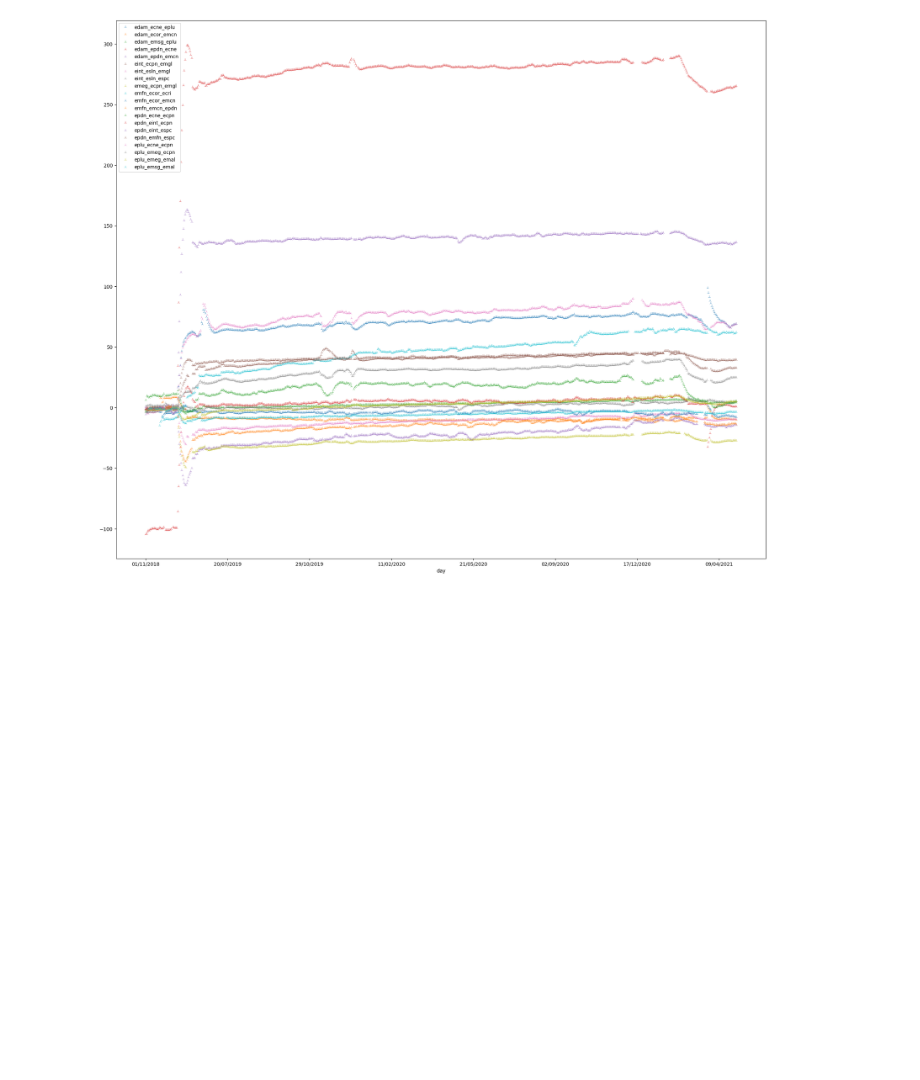
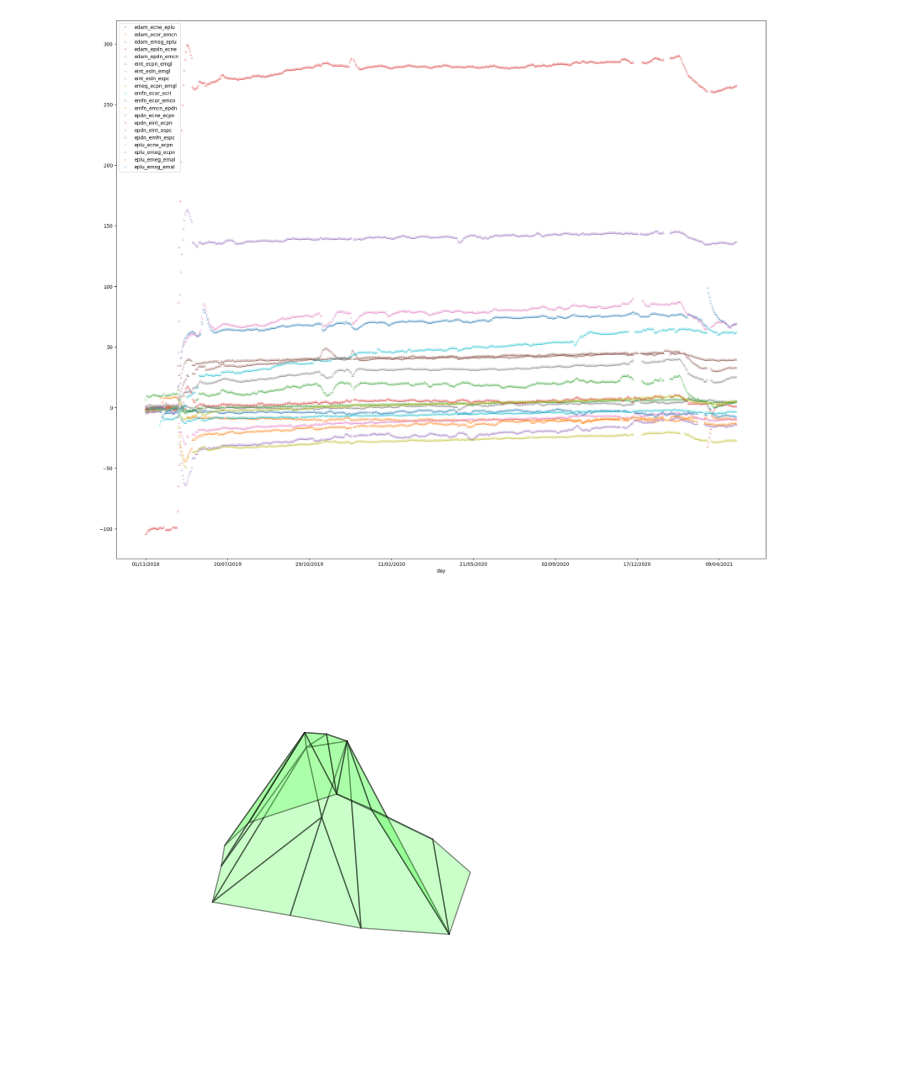
Before and after one commit to francescopandolfo/TESI_LM32, a Jupyter notebook: tesi_pandolfo_UI.ipynb, the cells around one changed output. Drawn from its saved outputs; the diff is of its cells as text; code cells hidden in the pictures; blank space fills up the shorter version.

Commit message:
creata mappa 3D dei triangoli

```diff
--- a/tesi_pandolfo_UI.ipynb
+++ b/tesi_pandolfo_UI.ipynb
@@ -148,3 +148,90 @@ df1.plot(x='day', y=['edam_ecne_eplu',
 # %% [output]
 <Axes: xlabel='day'>
 [figure]
+# %%
+import sys
+
+import matplotlib
+import matplotlib.pyplot as plt
+from matplotlib.ticker import MaxNLocator
+from matplotlib import cm
+from mpl_toolkits.mplot3d import Axes3D
+
+import numpy
+from numpy.random import randn
+from scipy import array, newaxis
+
+coordinateStazioni = {
+    "ecne" : [4179778.82 , 156.26 , 2945.60],
+    'ecor' : [4184843.15 , 6607.85 , 1421.52],
+    'ecpn' : [4177382.77 , -1188.89 , 3036.75],
+    'ecri' : [4183272.42 , 8924.44 , 1242.95],
+    "edam" : [4185976.44 , 817.66 , 1755.43],
+    'eint' : [4174693.60 , -180.548 , 2548.15],
+    "emal" : [4182688.97 , -6060.81 , 1550.63],
+    'emcn' : [4182658.76 , 2950.46 , 1910.66],
+    'emeg' : [4179668.70 , -6415.39 , 1614.76],
+    'emfn' : [4176491.58 , 7942.28 , 1204.22],
+    'emgl' : [4175438.9 , -7184.07 , 1610.85],
+    "emsg" : [4186011.69 , -4439.365 , 1478.15],
+    "epdn" : [4179831.36 , 1478.48 , 2867.34],
+    "eplu" : [4179753.84 , -1257.55 , 2964.12],
+    'esln' : [4171800.00 , -2263.24 , 1774.89],
+    'espc' : [4171701.47 , 2417.638 , 1653.045]
+}
+
+def getTriangle(staz1, staz2, staz3):
+  return array([ coordinateStazioni[staz1], coordinateStazioni[staz2], coordinateStazioni[staz3] ])
+
+triangoli = [
+  getTriangle('edam', 'ecne', 'eplu'),
+  getTriangle('edam', 'ecor', 'emcn'),
+  getTriangle('edam', 'emsg', 'eplu'),
+  getTriangle('edam', 'epdn', 'ecne'),
+  getTriangle('edam', 'epdn', 'emcn'),
+  getTriangle('eint', 'ecpn', 'emgl'),
+  getTriangle('eint', 'esln', 'emgl'),
+  getTriangle('eint', 'esln', 'espc'),
+  getTriangle('emeg', 'ecpn', 'emgl'),
+  getTriangle('emfn', 'ecor', 'ecri'),
+  getTriangle('emfn', 'ecor', 'emcn'),
+  getTriangle('emfn', 'emcn', 'epdn'),
+  getTriangle('epdn', 'ecne', 'ecpn'),
+  getTriangle('epdn', 'eint', 'ecpn'),
+  getTriangle('epdn', 'eint', 'espc'),
+  getTriangle('epdn', 'emfn', 'espc'),
+  getTriangle('eplu', 'ecne', 'ecpn'),
+  getTriangle('eplu', 'emeg', 'ecpn'),
+  getTriangle('eplu', 'emeg', 'emal'),
+  getTriangle('eplu', 'emsg', 'emal')
+]
+
+fig = plt.figure()
+ax = fig.add_subplot(111, projection='3d')
+
+#my_cmap = plt.get_cmap('hot')
+my_cmap = cm.jet
+
+for t in triangoli:
+  Xs1 = t[:,0]
+  Ys1 = t[:,1]
+  Zs1 = t[:,2]
+
+  surf = ax.plot_trisurf(Xs1, Ys1, Zs1, cmap=my_cmap, linewidth=1, alpha = 0.4, edgecolor = 'black')
+
+
+  ax.xaxis.set_major_locator(MaxNLocator(5))
+  ax.yaxis.set_major_locator(MaxNLocator(6))
+  ax.zaxis.set_major_locator(MaxNLocator(5))
+
+  cb = fig.colorbar(surf)
+  cb.remove()
+
+fig.tight_layout()
+
+ax.view_init(-30, -0, 0)
+#ax.grid(False)  #nasconde le barre oriz. vert.
+plt.axis('off')
+plt.show()
+# %% [output]
+[figure, added]
```
